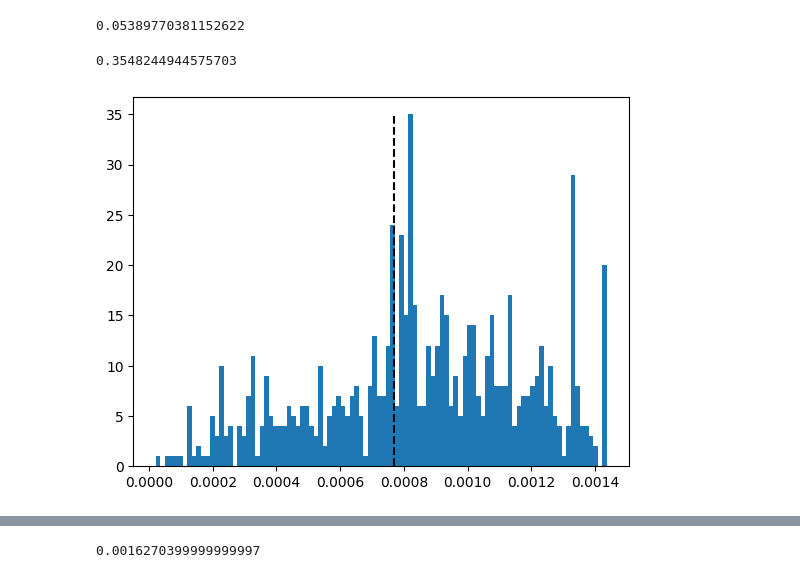
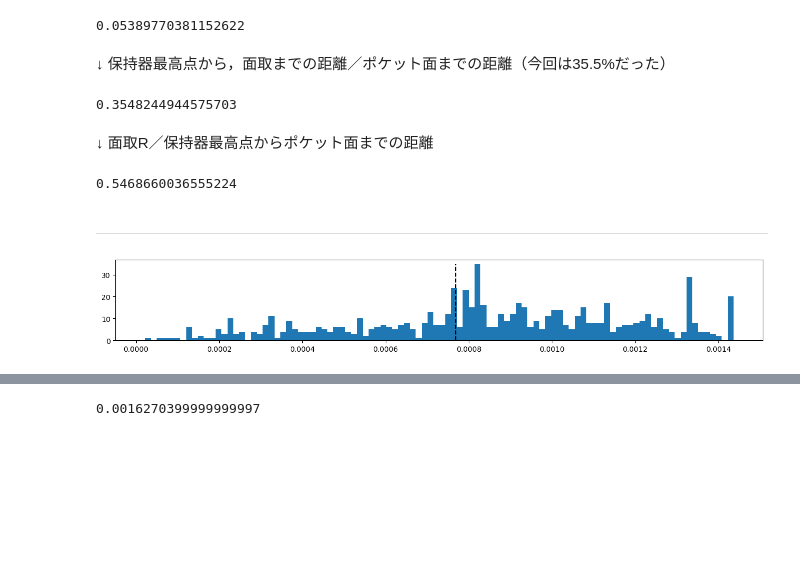
Before and after one commit to gyakusu/Mophing, a Jupyter notebook: python/BearingGeometry.ipynb, the cells around one changed output, grey strips where cells are left out. Saved outputs shown, nothing was run; the diff lists cells and outputs as text; code cells hidden in the pictures; blank space fills up the shorter version.

```diff
--- a/python/BearingGeometry.ipynb
+++ b/python/BearingGeometry.ipynb
@@ -247,16 +260,27 @@ for i in[0,1]:
 (2.45e-3 - Oxyz_edge[:,2].max()) * 1e3
 # %% [output]
 0.05389770381152622
+# %% [markdown]
+↓ 保持器最高点から，面取までの距離／ポケット面までの距離（今回は35.5%だった）
 # %%
 (2.45e-3 - Oxyz_edge[:,2].max()) / (2.45e-3 - face_top[:,2].max())
 # %% [output]
 0.3548244944575703
+# %% [markdown]
+↓ 面取R／保持器最高点からポケット面までの距離
+# %%
+(z_top_face_in[:,0].max() - Oxyz_edge[:,0].max()) / (2.45e-3 - face_top[:,2].max())
+# %% [output]
+0.5468660036555224
+# %% [markdown]
+---
 # %%
 z_apt = np.linalg.norm(points[:,:2] - Oxyz[:2], axis=1)
 
+plt.figure(figsize=(16,2))
 plt.hist(z_apt, bins=100)
 plt.vlines(0.769e-3, 0, 35, linestyles='dashed', color='k')
 plt.show()
 # %% [output]
-[figure, old version]
+[figure, new version]
 # %%
```
Also changed, not shown: parts of 3 cells of this notebook, 5 other files.
